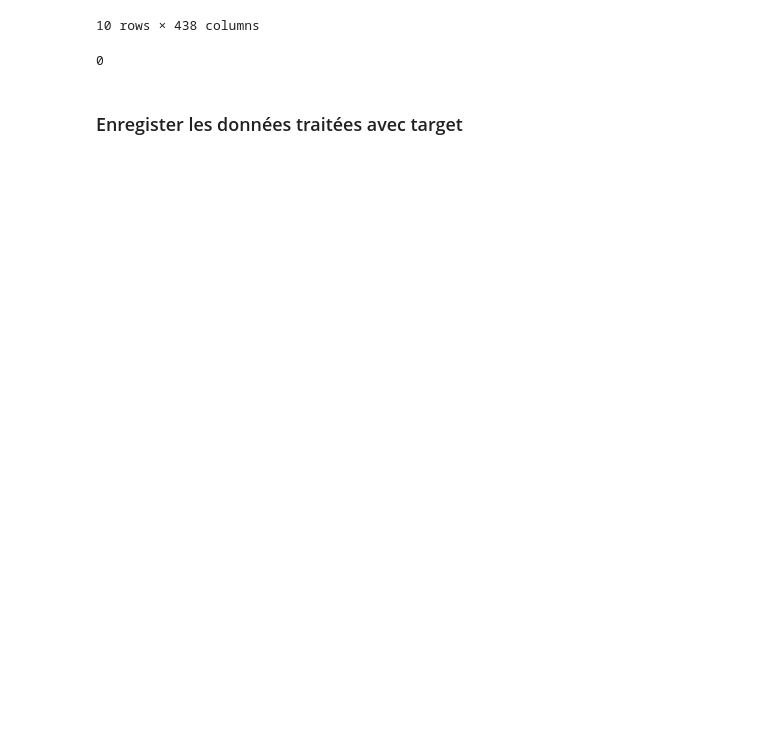
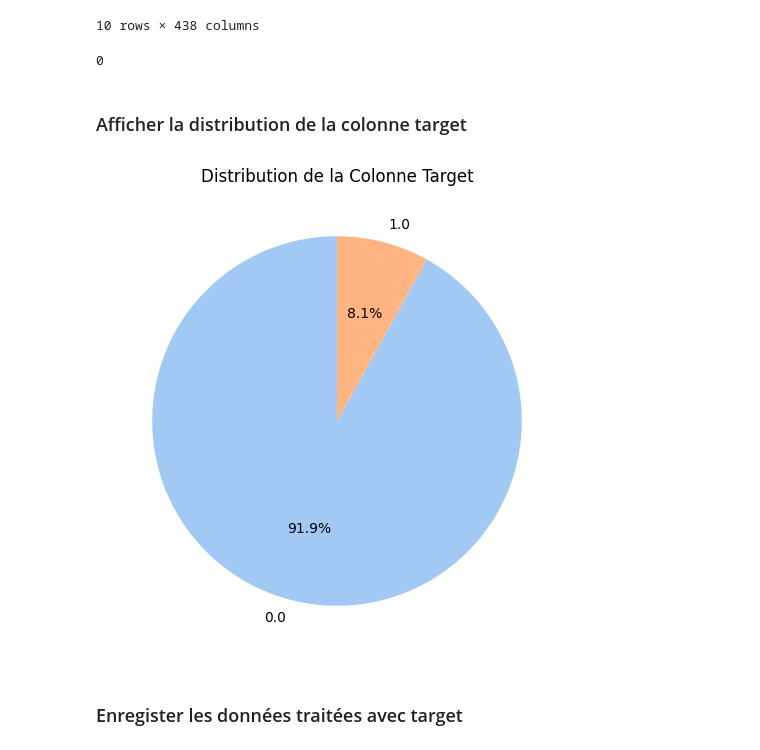
Before and after one commit to Naouel-De-Sousa/implementer_model_front_backendd, a Jupyter notebook: model_scorring_one.ipynb, the cells around one changed output. Drawn from its saved outputs; the diff is of its cells as text; code cells hidden in the pictures; blank space fills up the shorter version.

```diff
--- a/model_scorring_one.ipynb
+++ b/model_scorring_one.ipynb
@@ -451,6 +451,21 @@ sampled_df.head(10)
 sampled_df.TARGET.isnull().sum()
 # %% [output]
 0
+# %% [markdown]
+### Afficher la distribution de la colonne target
+# %%
+import matplotlib.pyplot as plt
+import seaborn as sns
+# Calculer les fréquences des valeurs de la colonne target
+target_counts = sampled_df['TARGET'].value_counts()
+
+# Créer un pie chart
+plt.figure(figsize=(8, 6))
+plt.pie(target_counts, labels=target_counts.index, autopct='%1.1f%%', startangle=90, colors=sns.color_palette('pastel'))
+plt.title('Distribution de la Colonne Target')
+plt.show()
+# %% [output]
+[figure, added]
 # %% [markdown]
 ### Enregister les données traitées avec target
 # %%
```
